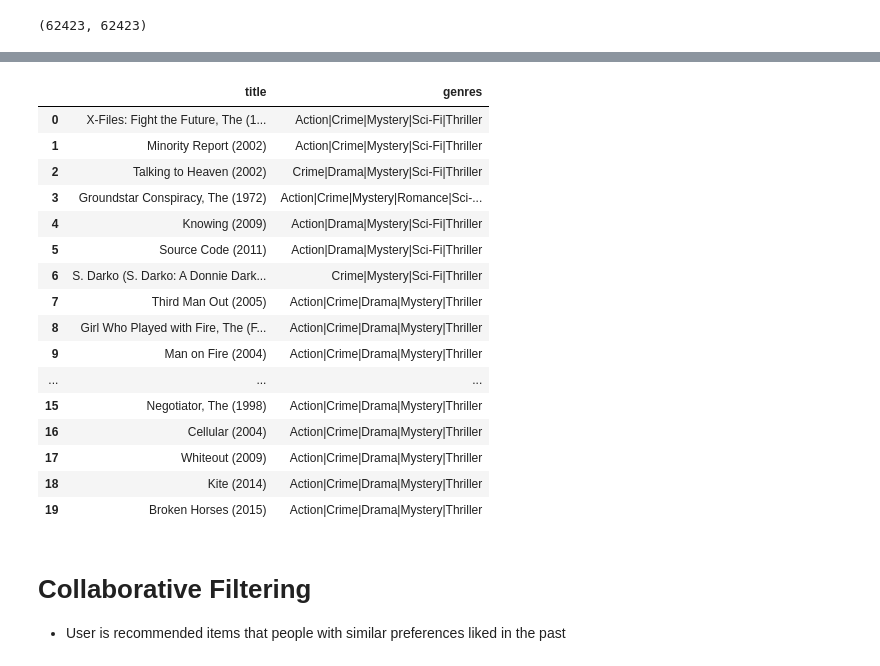
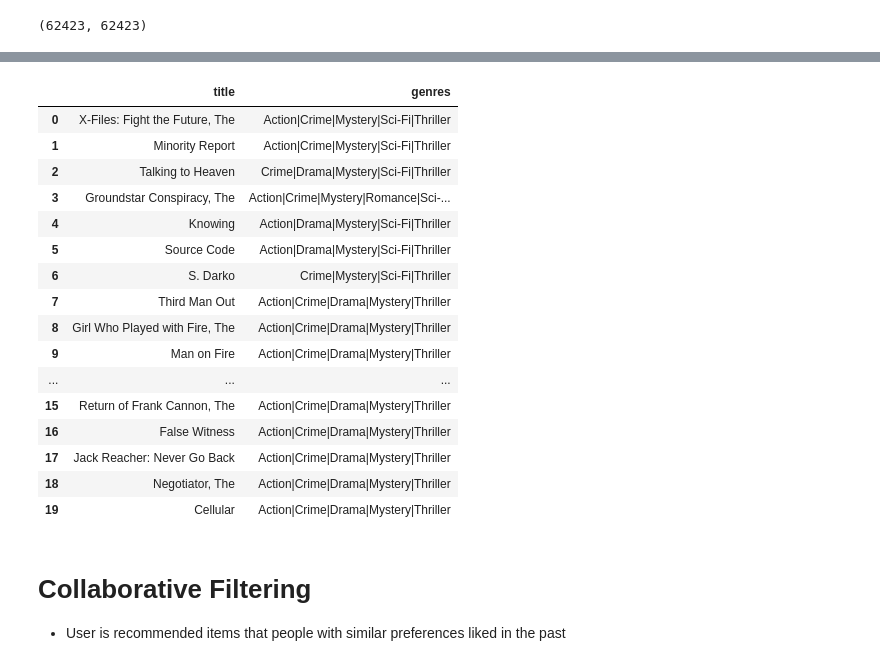
Before and after one commit to nsuttora/Movie-Recommender-Data-Mining-II, a Jupyter notebook: movie_recommender.ipynb, the cells around one changed output, grey strips where cells are left out. Cells and saved outputs as stored; diff of their text form; code cells hidden in the pictures.

```diff
--- a/movie_recommender.ipynb
+++ b/movie_recommender.ipynb
@@ -68,3 +67,22 @@ movies.head()
 | 2 | 3 | Grumpier Old Men (1995) | Comedy|Romance | 1995 |
 | 3 | 4 | Waiting to Exhale (1995) | Comedy|Drama|Romance | 1995 |
 | 4 | 5 | Father of the Bride Part II (1995) | Comedy | 1995 |
+# %%
+# Function to clean the title
+import re
+def clean_title(title):
+    if re.search('\(.*', title):
+
+        # Extract the position of beginning of pattern
+        pos = re.search('\(.*', title).start()
+
+        # return the cleaned name
+        return title[:pos]
+
+    else:
+        # if clean up not needed return the same name
+        return title
+# %%
+movies['title'] = movies['title'].apply(clean_title)
+movies['title'] = movies['title'].str.strip()
+movies.head()
@@ -458,23 +483,23 @@ movies[movies.title.eq('Strange Days (1995)')]
 # %%
-genre_recommendations('Strange Days (1995)', cos_sim_df, movies[['title', 'genres']], 20)
+genre_recommendations('Strange Days', cos_sim_df, movies[['title', 'genres']], 20)
 # %% [output]
 |  | title | genres |
-| 0 | X-Files: Fight the Future, The (1... | Action|Crime|Mystery|Sci-Fi|Thriller |
-| 1 | Minority Report (2002) | Action|Crime|Mystery|Sci-Fi|Thriller |
-| 2 | Talking to Heaven (2002) | Crime|Drama|Mystery|Sci-Fi|Thriller |
-| 3 | Groundstar Conspiracy, The (1972) | Action|Crime|Mystery|Romance|Sci-... |
-| 4 | Knowing (2009) | Action|Drama|Mystery|Sci-Fi|Thriller |
-| 5 | Source Code (2011) | Action|Drama|Mystery|Sci-Fi|Thriller |
-| 6 | S. Darko (S. Darko: A Donnie Dark... | Crime|Mystery|Sci-Fi|Thriller |
-| 7 | Third Man Out (2005) | Action|Crime|Drama|Mystery|Thriller |
-| 8 | Girl Who Played with Fire, The (F... | Action|Crime|Drama|Mystery|Thriller |
-| 9 | Man on Fire (2004) | Action|Crime|Drama|Mystery|Thriller |
+| 0 | X-Files: Fight the Future, The | Action|Crime|Mystery|Sci-Fi|Thriller |
+| 1 | Minority Report | Action|Crime|Mystery|Sci-Fi|Thriller |
+| 2 | Talking to Heaven | Crime|Drama|Mystery|Sci-Fi|Thriller |
+| 3 | Groundstar Conspiracy, The | Action|Crime|Mystery|Romance|Sci-... |
+| 4 | Knowing | Action|Drama|Mystery|Sci-Fi|Thriller |
+| 5 | Source Code | Action|Drama|Mystery|Sci-Fi|Thriller |
+| 6 | S. Darko | Crime|Mystery|Sci-Fi|Thriller |
+| 7 | Third Man Out | Action|Crime|Drama|Mystery|Thriller |
+| 8 | Girl Who Played with Fire, The | Action|Crime|Drama|Mystery|Thriller |
+| 9 | Man on Fire | Action|Crime|Drama|Mystery|Thriller |
 | ... | ... | ... |
-| 15 | Negotiator, The (1998) | Action|Crime|Drama|Mystery|Thriller |
-| 16 | Cellular (2004) | Action|Crime|Drama|Mystery|Thriller |
-| 17 | Whiteout (2009) | Action|Crime|Drama|Mystery|Thriller |
-| 18 | Kite (2014) | Action|Crime|Drama|Mystery|Thriller |
-| 19 | Broken Horses (2015) | Action|Crime|Drama|Mystery|Thriller |
+| 15 | Return of Frank Cannon, The | Action|Crime|Drama|Mystery|Thriller |
+| 16 | False Witness | Action|Crime|Drama|Mystery|Thriller |
+| 17 | Jack Reacher: Never Go Back | Action|Crime|Drama|Mystery|Thriller |
+| 18 | Negotiator, The | Action|Crime|Drama|Mystery|Thriller |
+| 19 | Cellular | Action|Crime|Drama|Mystery|Thriller |
 # %% [markdown]
 # Collaborative Filtering
 * User is recommended items that people with similar preferences liked in the past
```
Also changed, not shown: parts of 15 cells of this notebook.
